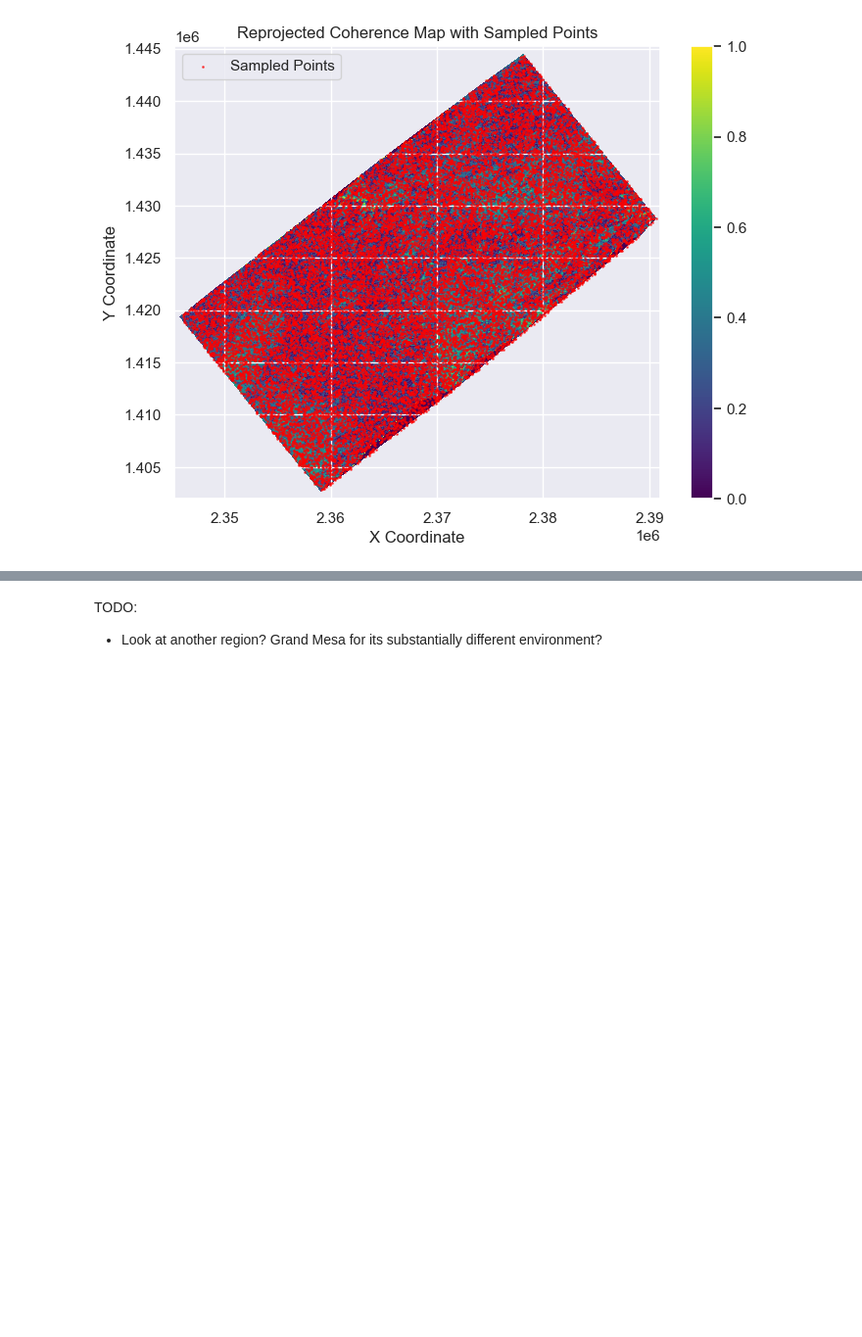
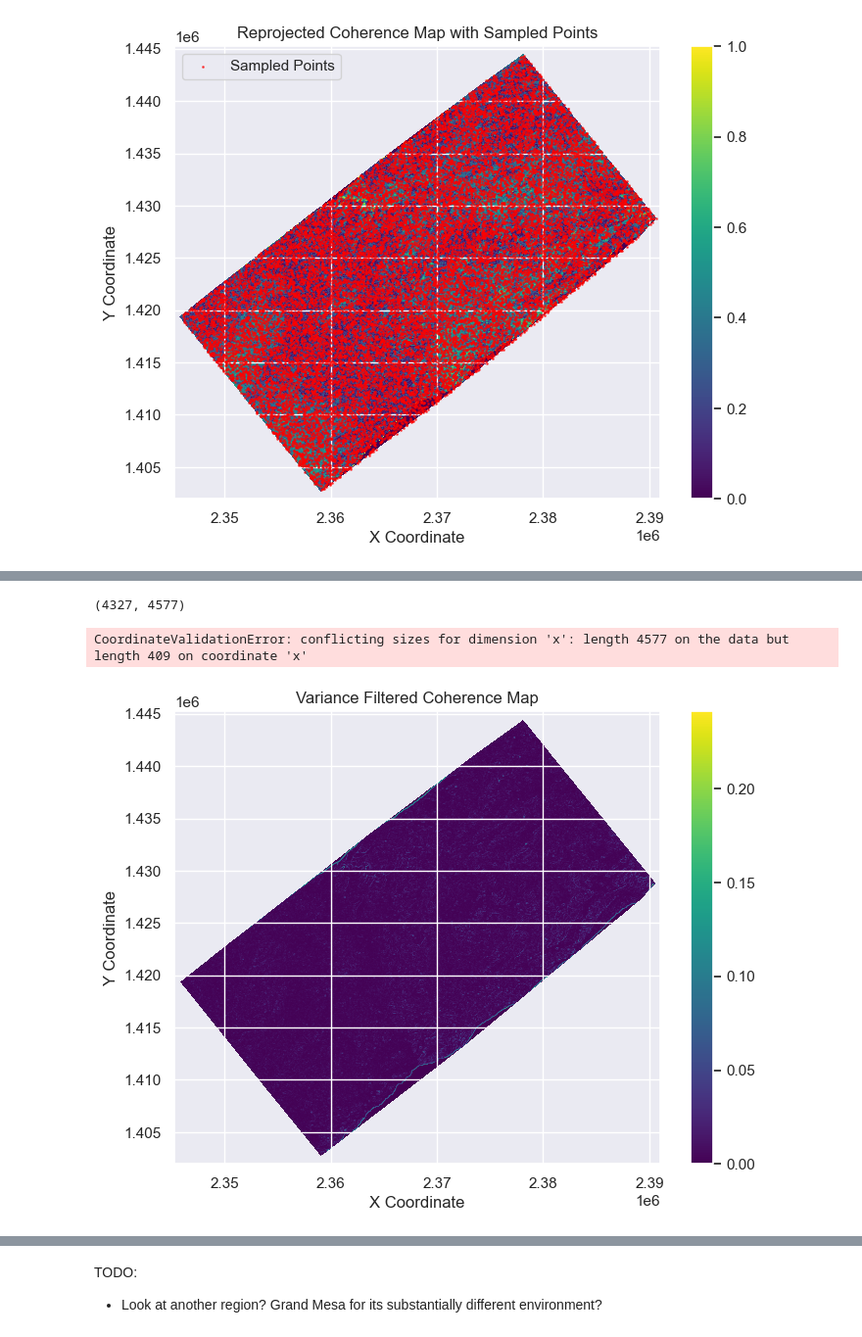
Before and after one commit to julober/snowex_uavsar_coherence, a Jupyter notebook: notebooks/spatial_variance.ipynb, the cells around one changed output, grey strips where cells are left out. Shown at 98% size. Cells and saved outputs as stored; diff of their text form; code cells hidden in the pictures; blank space fills up the shorter version.

Commit message:
added mean local variance

```diff
--- a/notebooks/spatial_variance.ipynb
+++ b/notebooks/spatial_variance.ipynb
@@ -186,0 +196,22 @@ plt.show()
+# %%
+
+out_var = ndimage.generic_filter(ds_reprojected10m, np.var, size=10)
+print(out_var.shape)
+# %% [output]
+(4327, 4577)
+CoordinateValidationError: conflicting sizes for dimension 'x': length 4577 on the data but length 409 on coordinate 'x'
+# %%
+
+# copy shape and size from ds_reprojected_clip
+out_var_sp = ds_reprojected10m.copy()
+out_var_sp.values = out_var
+# %%
+# plot out_var
+plt.figure(figsize=(8, 6))
+out_var_sp.plot.imshow(cmap='viridis')
+plt.title("Variance Filtered Coherence Map")
+plt.xlabel("X Coordinate")
+plt.ylabel("Y Coordinate")
+plt.show()
+# %% [output]
+[figure, added]
```
Also changed, not shown: parts of 5 cells of this notebook.
